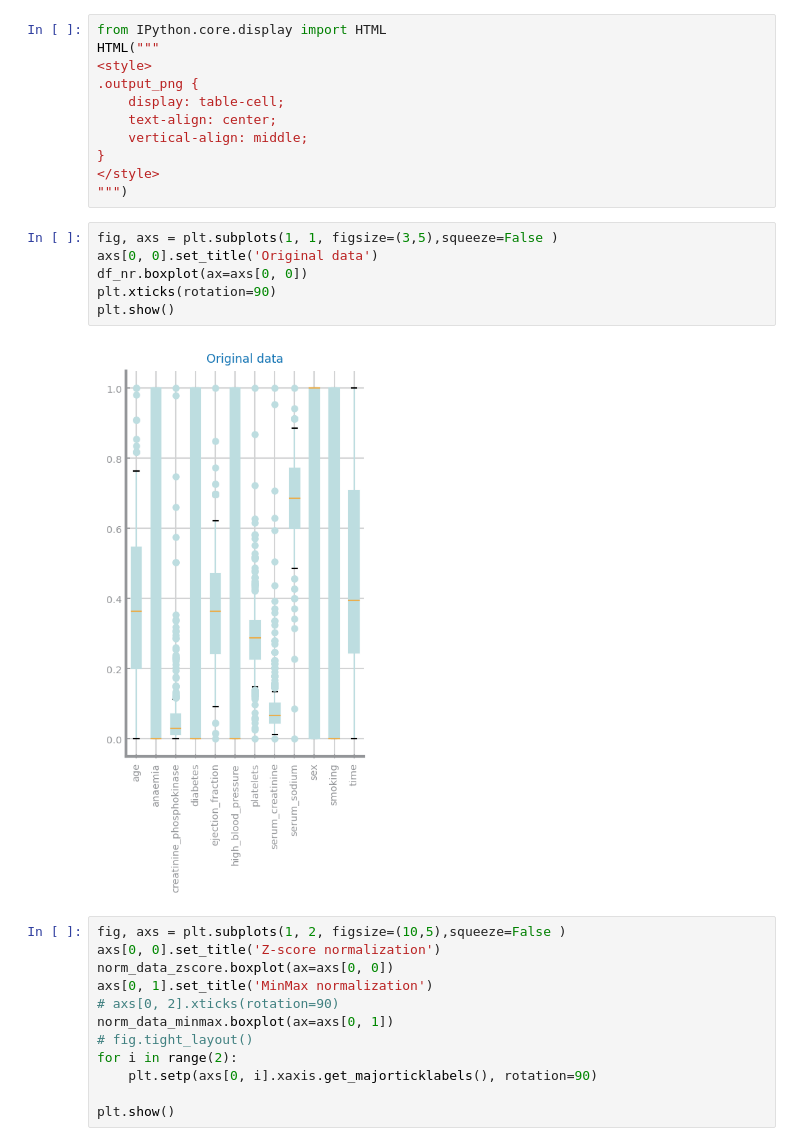
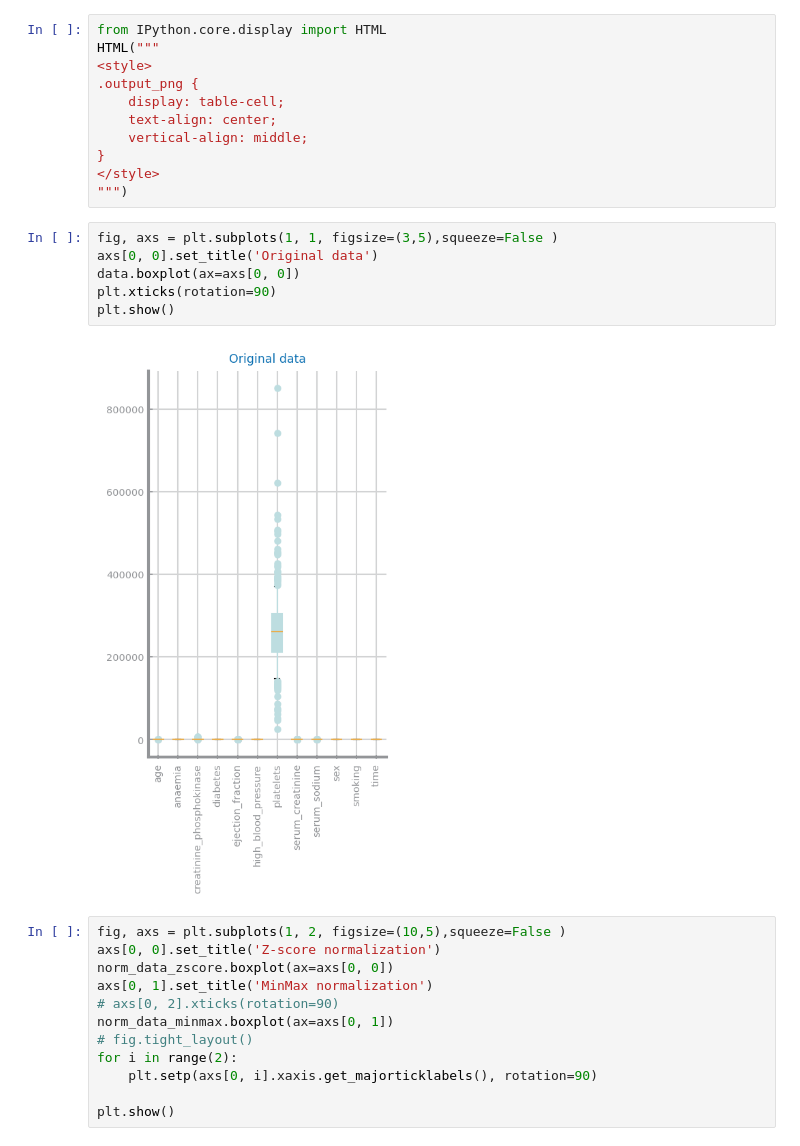
Before and after one commit to diogo-costa98/cdados, a Jupyter notebook: Lab3/Lab3_heart_failure.ipynb, the cells around one changed output. Drawn from its saved outputs; the diff is of its cells as text.

```diff
--- a/Lab3/Lab3_heart_failure.ipynb
+++ b/Lab3/Lab3_heart_failure.ipynb
@@ -102,11 +102,11 @@ HTML("""
 # %%
 fig, axs = plt.subplots(1, 1, figsize=(3,5),squeeze=False )
 axs[0, 0].set_title('Original data')
-df_nr.boxplot(ax=axs[0, 0])
+data.boxplot(ax=axs[0, 0])
 plt.xticks(rotation=90)
 plt.show()
 # %% [output]
-[figure, old version]
+[figure, new version]
 # %%
 fig, axs = plt.subplots(1, 2, figsize=(10,5),squeeze=False )
 axs[0, 0].set_title('Z-score normalization')
```
Also changed, not shown: parts of 1 cell of this notebook.
